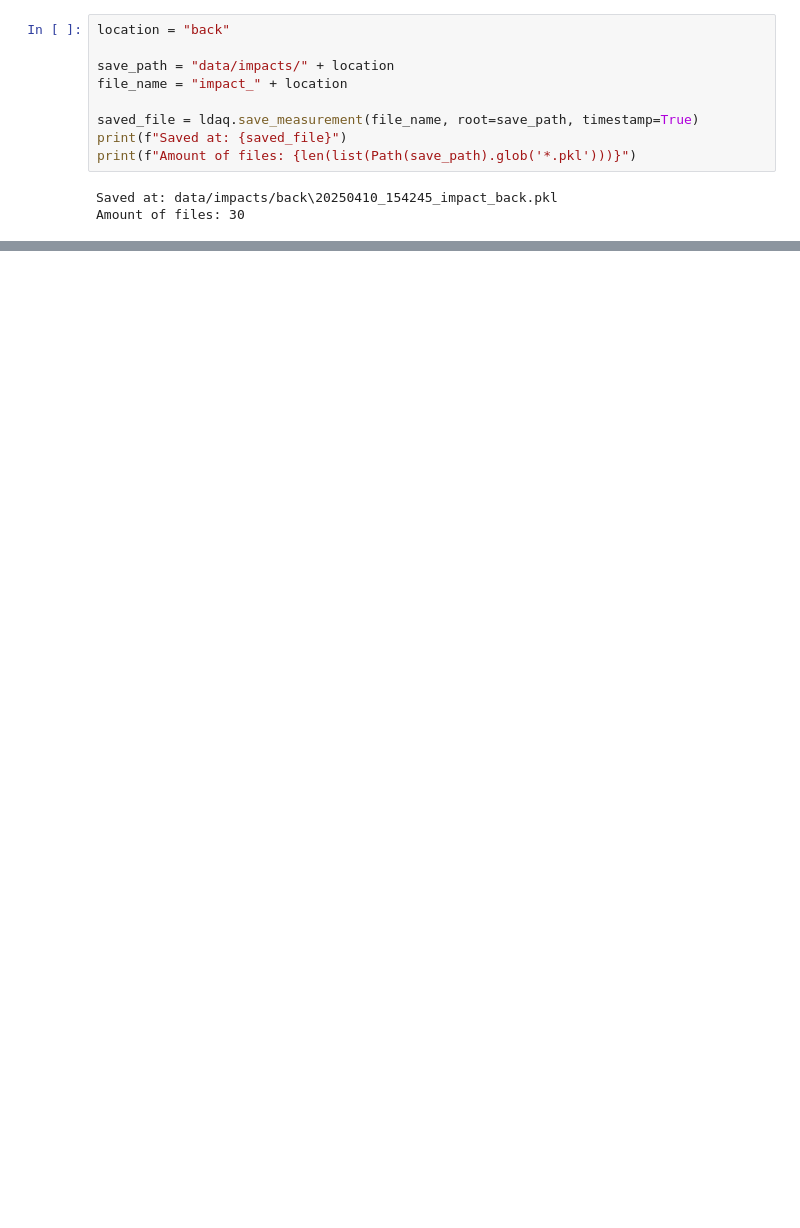
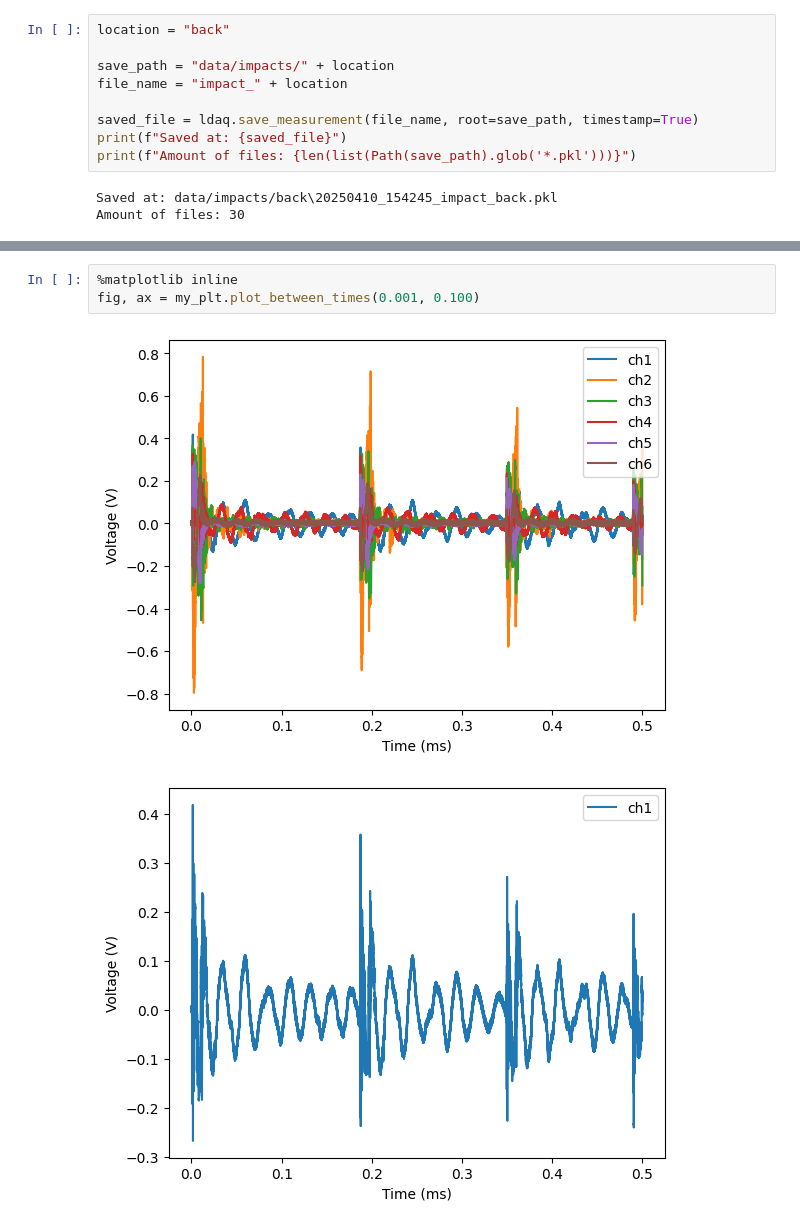
Before and after one commit to MrP123/scf_daq, a Jupyter notebook: main.ipynb, the cells around one changed output, grey strips where cells are left out. Cells and saved outputs as stored; diff of their text form; blank space fills up the shorter version.

```diff
--- a/main.ipynb
+++ b/main.ipynb
@@ -279,0 +198,6 @@ plt.show()
+# %%
+%matplotlib inline
+fig, ax = my_plt.plot_between_times(0.001, 0.100)
+# %% [output]
+[figure, added]
+[figure, added]
```
Also changed, not shown: parts of 28 cells of this notebook, 6 other files.
